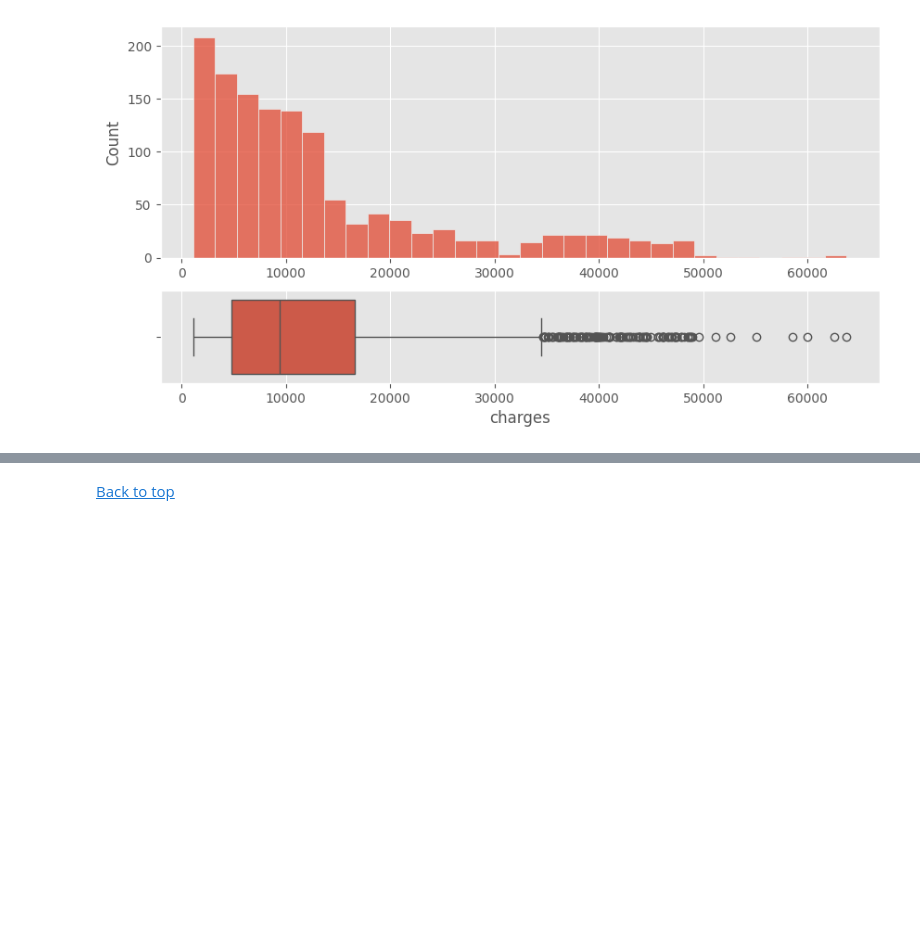
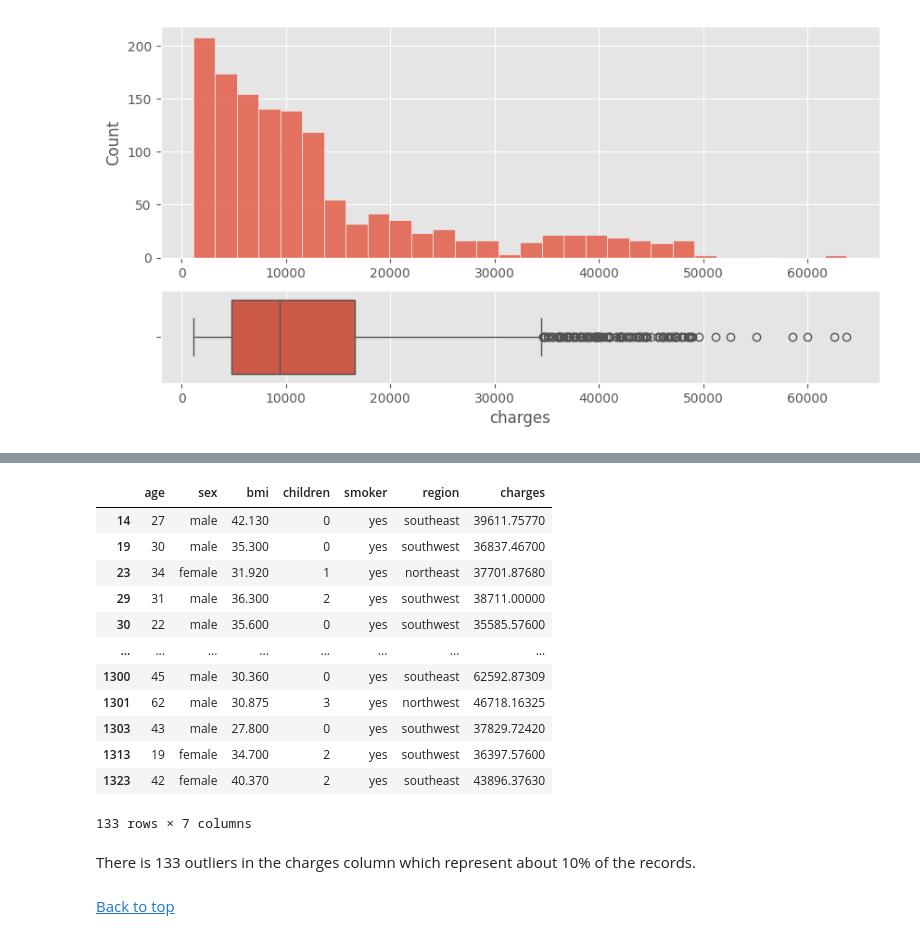
Before and after one commit to allankruger/linear-regression, a Jupyter notebook: src/explore.ipynb, the cells around one changed output, grey strips where cells are left out. Cells and saved outputs as stored; diff of their text form; code cells hidden in the pictures; blank space fills up the shorter version.

```diff
--- a/src/explore.ipynb
+++ b/src/explore.ipynb
@@ -191,3 +244,21 @@ plt.show()
+# %%
+data[data["charges"] > 35000]
+# %% [output]
+|  | age | sex | bmi | children | smoker | region | charges |
+| 14 | 27 | male | 42.130 | 0 | yes | southeast | 39611.75770 |
+| 19 | 30 | male | 35.300 | 0 | yes | southwest | 36837.46700 |
+| 23 | 34 | female | 31.920 | 1 | yes | northeast | 37701.87680 |
+| 29 | 31 | male | 36.300 | 2 | yes | southwest | 38711.00000 |
+| 30 | 22 | male | 35.600 | 0 | yes | southwest | 35585.57600 |
+| ... | ... | ... | ... | ... | ... | ... | ... |
+| 1300 | 45 | male | 30.360 | 0 | yes | southeast | 62592.87309 |
+| 1301 | 62 | male | 30.875 | 3 | yes | northwest | 46718.16325 |
+| 1303 | 43 | male | 27.800 | 0 | yes | southwest | 37829.72420 |
+| 1313 | 19 | female | 34.700 | 2 | yes | southwest | 36397.57600 |
+| 1323 | 42 | female | 40.370 | 2 | yes | southeast | 43896.37630 |
+133 rows × 7 columns
+# %% [markdown]
+There is 133 outliers in the charges column which represent about 10% of the records.
 # %% [markdown]
 [Back to top](#table_of_contents)
 # %% [markdown]
```
Also changed, not shown: parts of 7 cells of this notebook.
